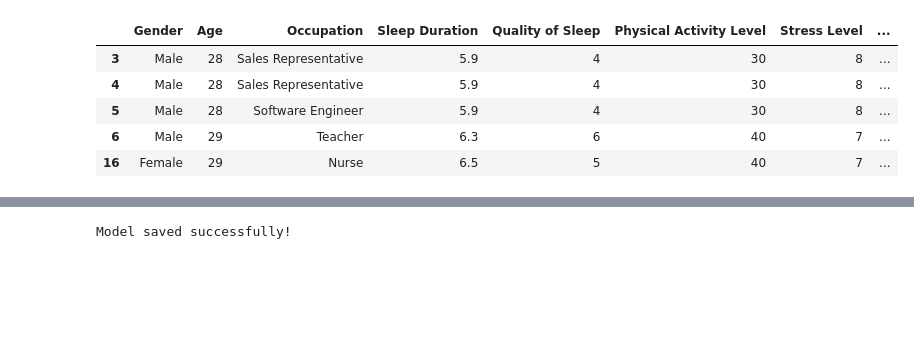
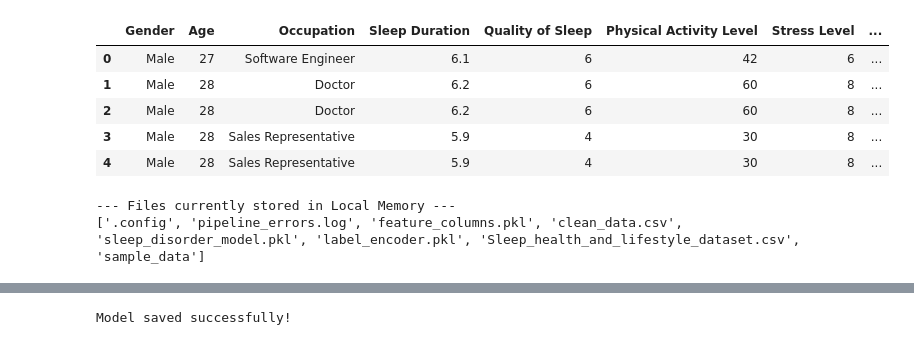
Before and after one commit to MaryumHayat/Internship, a Jupyter notebook: Colab.ipynb, the cells around one changed output, grey strips where cells are left out. Saved outputs shown, nothing was run; the diff lists cells and outputs as text; code cells hidden in the pictures; blank space fills up the shorter version.

```diff
--- a/Colab.ipynb
+++ b/Colab.ipynb
@@ -21,11 +2,0 @@ Libraries imported successfully!
-# %%
-# STAGE 2: Data Collection
-
-try:
-    df = pd.read_csv("Sleep_health_and_lifestyle_dataset.csv")
-    print("Dataset loaded successfully!")
-    print(f"Shape of the dataset: {df.shape}")
-except FileNotFoundError:
-    print("Dataset not found. Please check file path.")
-
-df.head()
@@ -41,20 +34,36 @@ Shape of the dataset: (374, 13)
 # %%
-# STAGE 3: Data Preparation & Cleaning
+# STAGE 3: Data Preparation, Cleaning, & Local Storage
+import os
+import numpy as np
+import pandas as pd
 
-print("--- Check for Null Values ---")
-print(df.isnull().sum())
+# 1. Explicitly check for missing/NULL values
+print("--- 'Is Null' Column Audit ---")
+null_counts = df.isnull().sum()
+print(null_counts)
 
 # Drop useless ID column
 if 'Person ID' in df.columns:
     df = df.drop(columns=['Person ID'])
 
-# Remove rows with missing target
+# Remove rows with actual missing target data (ignores 'None' text labels)
 df = df.dropna(subset=['Sleep Disorder'])
 
-# Fill numeric nulls
+# Fill numeric nulls with median values
 for col in df.select_dtypes(include=[np.number]).columns:
     df[col] = df[col].fillna(df[col].median())
 
-print("\nData after cleaning stage:")
-df.head()
+# 2. Save the cleaned version to a brand-new file in local memory
+clean_file_path = "clean_data.csv"
+df.to_csv(clean_file_path, index=False)
+print(f"\nCleaned dataset exported successfully to local memory as '{clean_file_path}'!")
+
+# 3. Read back and display the new file to verify integrity
+print("\n--- Displaying Cleaned Data Head ---")
+df_cleaned_preview = pd.read_csv(clean_file_path, keep_default_na=False)
+display(df_cleaned_preview.head())
+
+# 4. Verify workspace storage status
+print("\n--- Files currently stored in Local Memory ---")
+print(os.listdir('.'))
 # %% [output]
@@ -78,8 +89,10 @@ Data after cleaning stage:
 |  | Gender | Age | Occupation | Sleep Duration | Quality of Sleep | Physical Activity Level | Stress Level | ... |
+| 0 | Male | 27 | Software Engineer | 6.1 | 6 | 42 | 6 | ... |
+| 1 | Male | 28 | Doctor | 6.2 | 6 | 60 | 8 | ... |
+| 2 | Male | 28 | Doctor | 6.2 | 6 | 60 | 8 | ... |
 | 3 | Male | 28 | Sales Representative | 5.9 | 4 | 30 | 8 | ... |
 | 4 | Male | 28 | Sales Representative | 5.9 | 4 | 30 | 8 | ... |
-| 5 | Male | 28 | Software Engineer | 5.9 | 4 | 30 | 8 | ... |
-| 6 | Male | 29 | Teacher | 6.3 | 6 | 40 | 7 | ... |
-| 16 | Female | 29 | Nurse | 6.5 | 5 | 40 | 7 | ... |
+--- Files currently stored in Local Memory ---
+['.config', 'pipeline_errors.log', 'feature_columns.pkl', 'clean_data.csv', 'sleep_disorder_model.pkl', 'label_encoder.pkl', 'Sleep_health_and_lifestyle_dataset.csv', 'sample_data']
 # %%
 # STAGE 4: Feature Engineering
```
Also changed, not shown: parts of 8 cells of this notebook.
